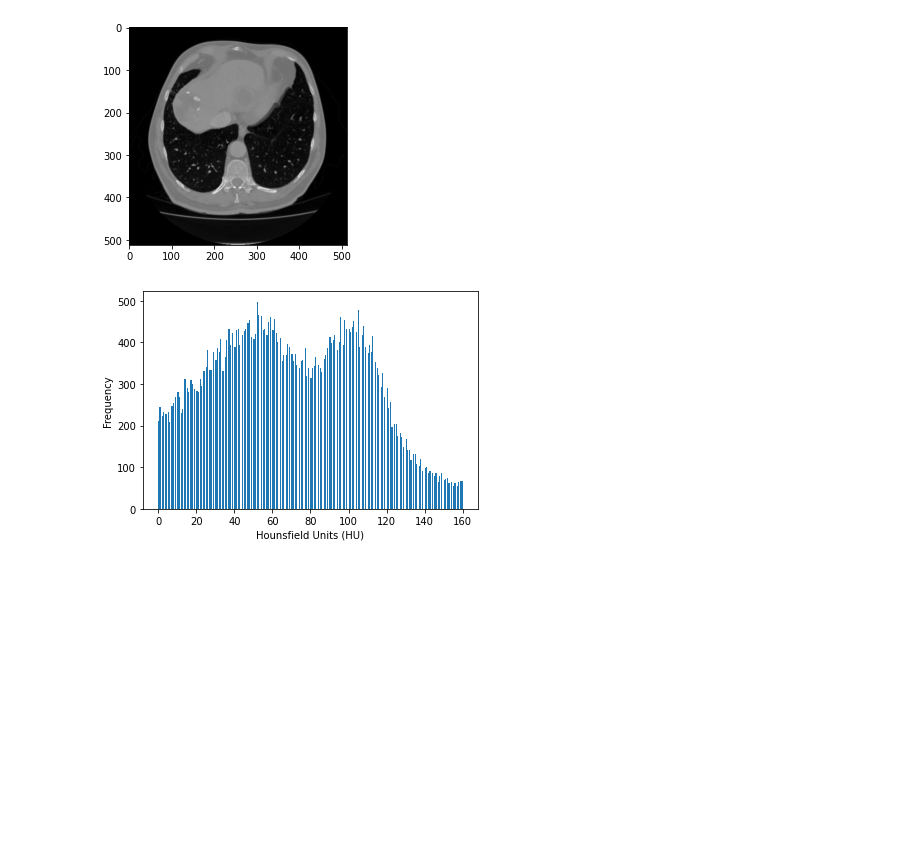
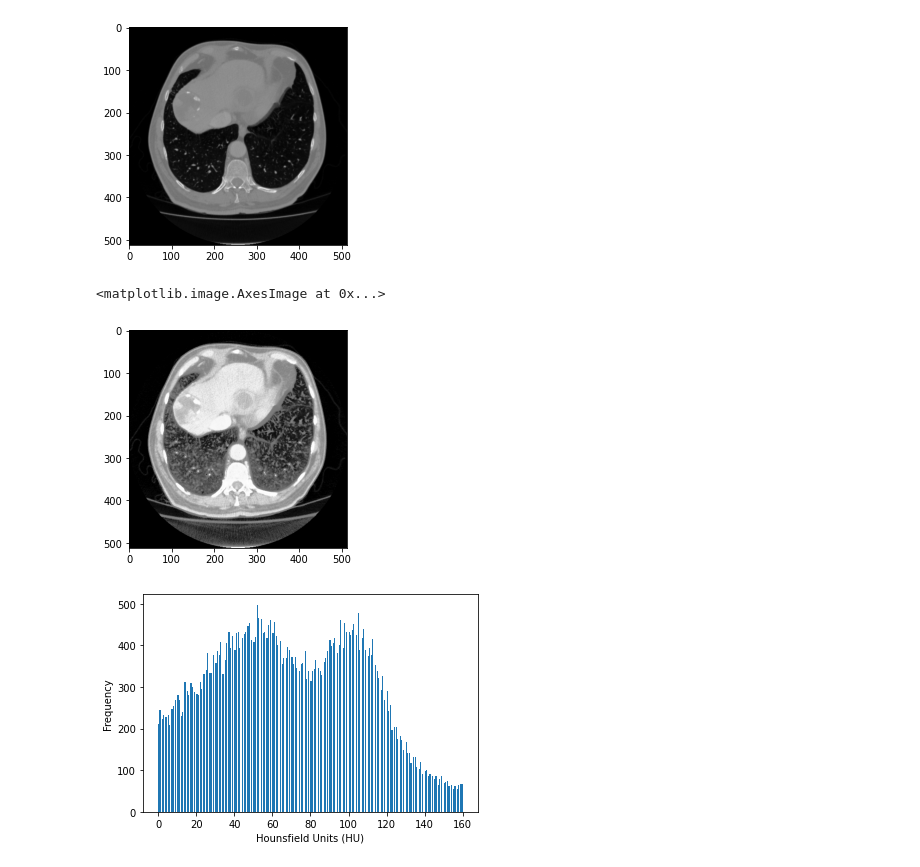
Before and after one commit to srikumarradha1969/CT_Liver_Segmentation, a Jupyter notebook: Liver_Segmentation_Final.ipynb, the cells around one changed output. Cells and saved outputs as stored; diff of their text form; code cells hidden in the pictures; blank space fills up the shorter version.

```diff
--- a/Liver_Segmentation_Final.ipynb
+++ b/Liver_Segmentation_Final.ipynb
@@ -31,6 +31,21 @@ print("Image Position [2] of Patient: " + \
 (512, 512)
 Image Position [2] of Patient: 160.000002384186mm.
 [figure]
+# %%
+# Creating a copy of the Original Image and converting to RGB, as Overlay for detected contours
+photo=np.array(ds.pixel_array)
+photo=np.uint8(cv2.normalize(photo, None, 0, 255, cv2.NORM_MINMAX))
+photo=cv2.equalizeHist(photo)
+image_new=PIL.Image.frombytes('L',
+                          (photo.shape[1],photo.shape[0]), photo.astype('b').tostring())
+image_new=np.asarray(image_new)
+image_new = ImagePIL.fromarray((image_new).astype('uint8'))
+image_new = image_new.convert('RGB')
+image_new = np.asarray(image_new)
+plt.imshow(image_new, cmap='gray')
+# %% [output]
+<matplotlib.image.AxesImage at 0x...>
+[figure, added]
 # %%
 # # Trying to draw some relation to Hounsfield Distribution
 y, x, _ = plt.hist(img.ravel(), bins=256, range=[0, 160])
```
Also changed, not shown: parts of 2 cells of this notebook.
